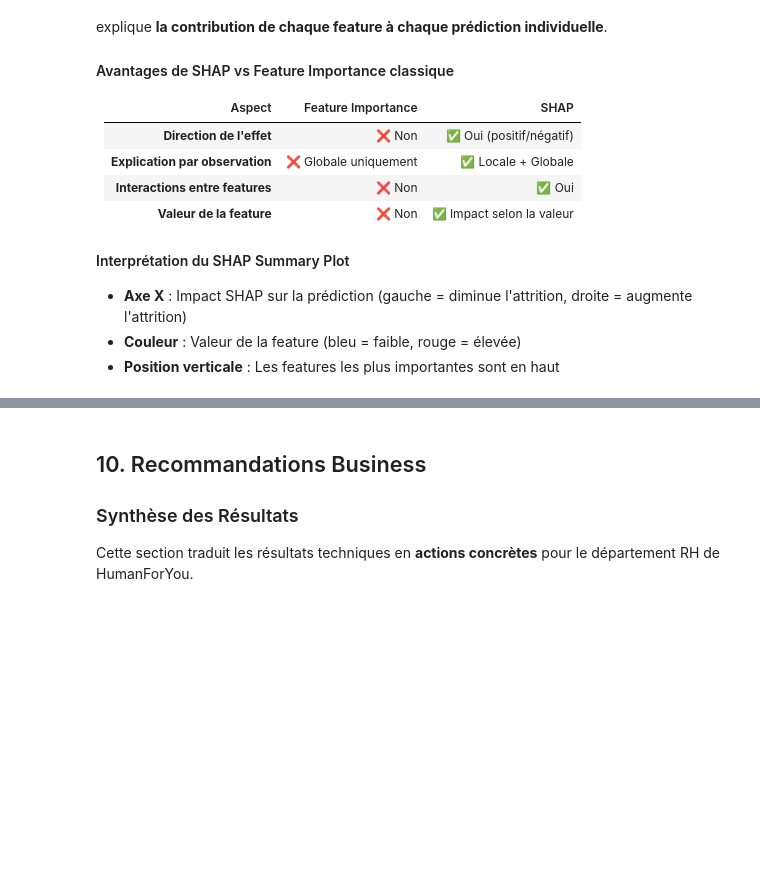
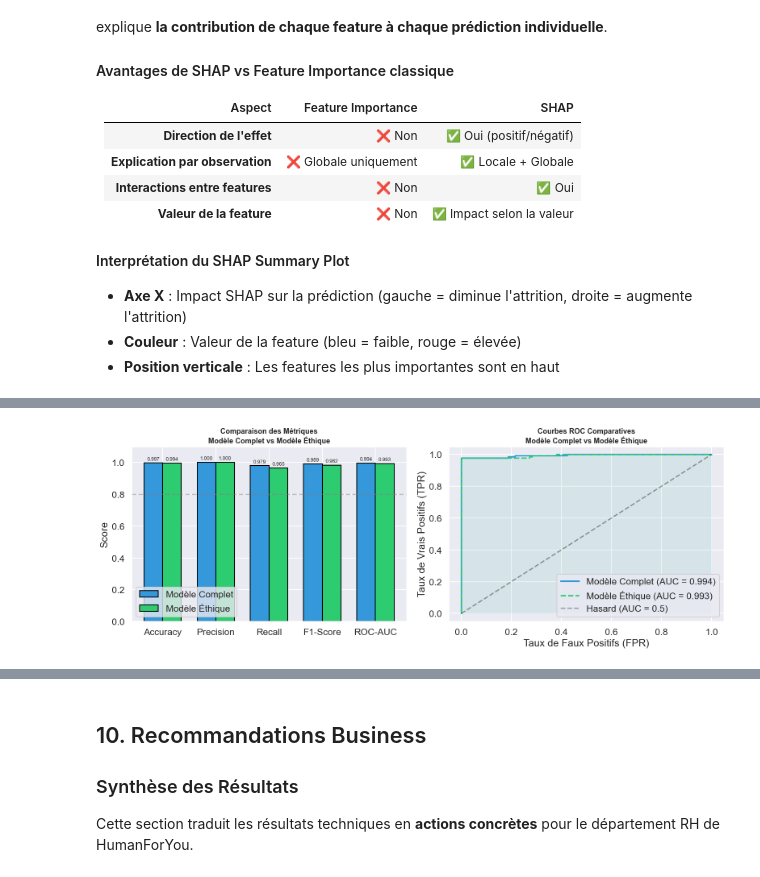
Before and after one commit to BenGuerre/cesia, a Jupyter notebook: main.ipynb, the cells around one changed output, grey strips where cells are left out. Cells and saved outputs as stored; diff of their text form; code cells hidden in the pictures; blank space fills up the shorter version.

Commit message:
ethique comparaison

```diff
--- a/main.ipynb
+++ b/main.ipynb
@@ -2807,0 +2942,95 @@ ANALYSE SHAP (SHapley Additive exPlanations)
+# %%
+# =============================================================================
+# COMPARAISON : MODÈLE COMPLET vs MODÈLE ÉTHIQUE
+# =============================================================================
+
+print("=" * 60)
+print("COMPARAISON : MODÈLE COMPLET vs MODÈLE ÉTHIQUE")
+print("=" * 60)
+
+# Métriques du modèle complet (best_xgb)
+metrics_full = {
+    'Accuracy' : accuracy_score(y_test, y_pred_optimized),
+    'Precision': precision_score(y_test, y_pred_optimized),
+    'Recall'   : recall_score(y_test, y_pred_optimized),
+    'F1-Score' : f1_score(y_test, y_pred_optimized),
+    'ROC-AUC'  : roc_auc_score(y_test, y_proba_optimized),
+}
+
+# Tableau comparatif
+comparison_df = pd.DataFrame({
+    'Modèle Complet'  : metrics_full,
+    'Modèle Éthique'  : metrics_ethical,
+}).T
+comparison_df['Δ vs Complet'] = comparison_df.loc['Modèle Éthique'] - comparison_df.loc['Modèle Complet']
+comparison_df = comparison_df.round(4)
+
+print("\nTableau comparatif des performances :")
+display(comparison_df)
+
+# ---- Visualisation ----
+fig, axes = plt.subplots(1, 2, figsize=(16, 6))
+
+# 1. Barplot comparatif des métriques
+metric_names = list(metrics_full.keys())
+x = np.arange(len(metric_names))
+width = 0.35
+
+bars_full    = axes[0].bar(x - width/2, [metrics_full[m] for m in metric_names],
+                            width, label='Modèle Complet', color='#3498db', edgecolor='black')
+bars_ethical = axes[0].bar(x + width/2, [metrics_ethical[m] for m in metric_names],
+                            width, label='Modèle Éthique', color='#2ecc71', edgecolor='black')
+
+axes[0].set_xticks(x)
+axes[0].set_xticklabels(metric_names)
+axes[0].set_ylim(0, 1.1)
+axes[0].set_ylabel('Score')
+axes[0].set_title('Comparaison des Métriques\nModèle Complet vs Modèle Éthique',
+                   fontsize=13, fontweight='bold')
+axes[0].legend()
+axes[0].axhline(y=0.8, color='gray', linestyle='--', alpha=0.5)
+
+# Ajouter les valeurs sur les barres
+for bar in bars_full:
+    axes[0].text(bar.get_x() + bar.get_width()/2, bar.get_height() + 0.01,
+                 f'{bar.get_height():.3f}', ha='center', va='bottom', fontsize=9)
+for bar in bars_ethical:
+    axes[0].text(bar.get_x() + bar.get_width()/2, bar.get_height() + 0.01,
+                 f'{bar.get_height():.3f}', ha='center', va='bottom', fontsize=9)
+
+# 2. Courbes ROC comparées
+fpr_full, tpr_full, _     = roc_curve(y_test, y_proba_optimized)
+fpr_eth,  tpr_eth,  _     = roc_curve(y_test, y_proba_ethical)
+auc_full = roc_auc_score(y_test, y_proba_optimized)
+auc_eth  = roc_auc_score(y_test, y_proba_ethical)
+
+axes[1].plot(fpr_full, tpr_full, color='#3498db', linewidth=2.5,
+             label=f'Modèle Complet (AUC = {auc_full:.3f})')
+axes[1].plot(fpr_eth,  tpr_eth,  color='#2ecc71', linewidth=2.5, linestyle='--',
+             label=f'Modèle Éthique (AUC = {auc_eth:.3f})')
+axes[1].plot([0, 1], [0, 1], 'k--', alpha=0.4, label='Hasard (AUC = 0.5)')
+axes[1].set_xlabel('Taux de Faux Positifs (FPR)')
+axes[1].set_ylabel('Taux de Vrais Positifs (TPR)')
+axes[1].set_title('Courbes ROC Comparatives\nModèle Complet vs Modèle Éthique',
+                   fontsize=13, fontweight='bold')
+axes[1].legend(loc='lower right')
+axes[1].fill_between(fpr_full, tpr_full, alpha=0.05, color='#3498db')
+axes[1].fill_between(fpr_eth,  tpr_eth,  alpha=0.05, color='#2ecc71')
+
+plt.tight_layout()
+plt.savefig('ethical_model_comparison.png', dpi=150, bbox_inches='tight')
+plt.show()
+
+# Résumé textuel
+delta_f1  = metrics_ethical['F1-Score'] - metrics_full['F1-Score']
+delta_auc = metrics_ethical['ROC-AUC']  - metrics_full['ROC-AUC']
+print(f"\n📊 RÉSUMÉ DE LA COMPARAISON :")
+print(f"  Δ F1-Score  : {delta_f1:+.4f}  ({'dégradation' if delta_f1 < 0 else 'amélioration'})")
+print(f"  Δ ROC-AUC   : {delta_auc:+.4f} ({'dégradation' if delta_auc < 0 else 'amélioration'})")
+if abs(delta_f1) < 0.03:
+    print("\n  ✅ La perte de performance est négligeable (< 3 pp de F1).")
+    print("     Le modèle éthique est recommandé pour une utilisation en production.")
+else:
+    print(f"\n  ⚠️  La différence de F1 est significative ({delta_f1:+.4f}).")
+    print("     À analyser avant de déployer le modèle éthique.")
+# %% [output]
@@ -2807,0 +3045 @@ ANALYSE SHAP (SHapley Additive exPlanations)
+[figure, added]
```
Also changed, not shown: parts of 14 cells of this notebook, 4 other files.
